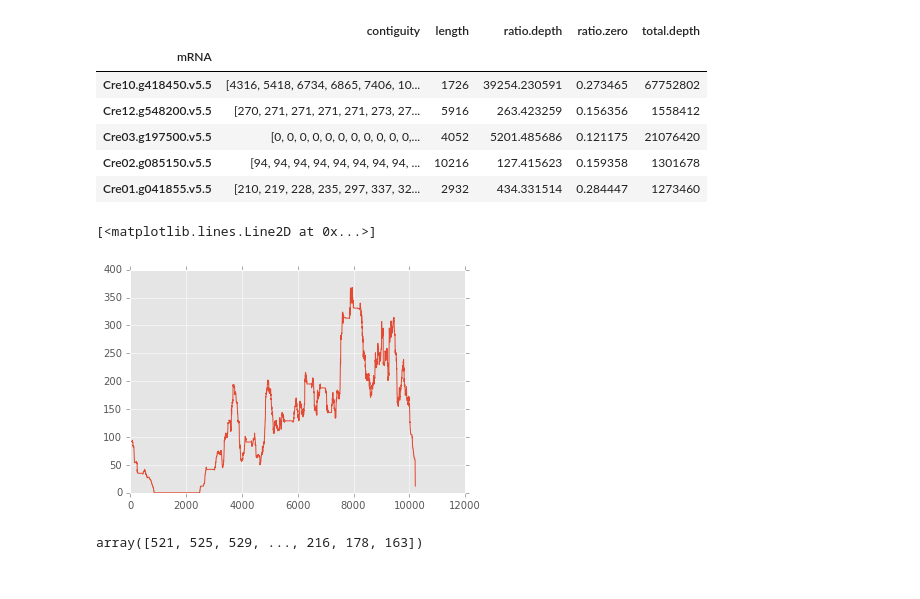
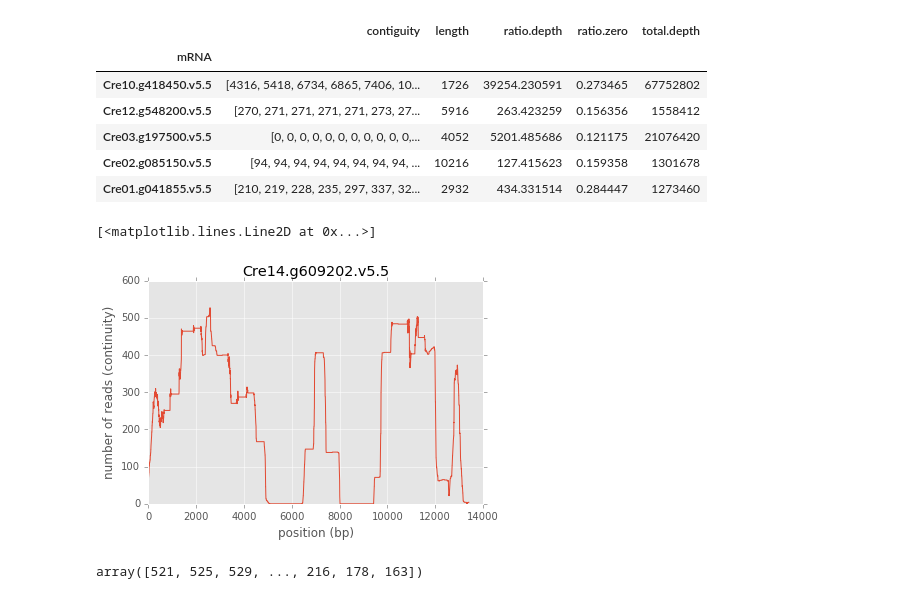
Before and after one commit to NOngeso/pipelines, a Jupyter notebook: ipynb/Cre/cre.bam.contiguity.score.ipynb, the cells around one changed output. Drawn from its saved outputs; the diff is of its cells as text; code cells hidden in the pictures.

```diff
--- a/ipynb/Cre/cre.bam.contiguity.score.ipynb
+++ b/ipynb/Cre/cre.bam.contiguity.score.ipynb
@@ -93,12 +93,16 @@ df_cont_ix[mask].head()
 | Cre02.g085150.v5.5 | [94, 94, 94, 94, 94, 94, 94, 94, ... | 10216 | 127.415623 | 0.159358 | 1301678 |
 | Cre01.g041855.v5.5 | [210, 219, 228, 235, 297, 337, 32... | 2932 | 434.331514 | 0.284447 | 1273460 |
 # %%
-y = df_cont_ix.loc['Cre02.g085150.v5.5']['contiguity']
+genename = 'Cre14.g609202.v5.5'
+y = df_cont_ix.loc[genename]['contiguity']
 x = np.arange(len(y))
+plt.title(genename)
+plt.ylabel('number of reads (continuity)')
+plt.xlabel('position (bp)')
 plt.plot(x,y)
 # %% [output]
 [<matplotlib.lines.Line2D at 0x...>]
-[figure, old version]
+[figure, new version]
 # %%
 df_cont_ix.loc['Cre06.g293700.v5.5'].values[0][50:]
 # %% [output]
```
Also changed, not shown: parts of 18 cells of this notebook, 42 other files.
